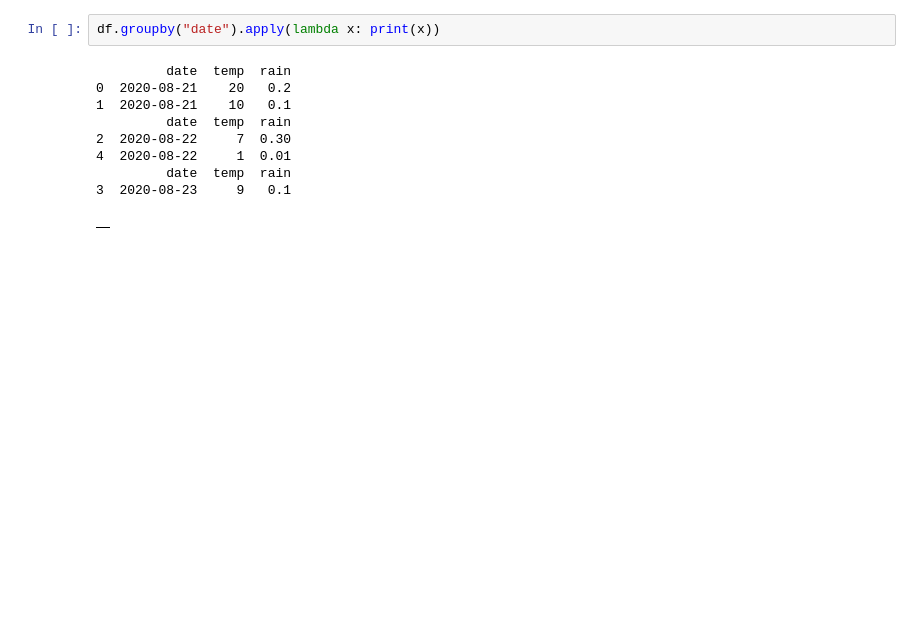
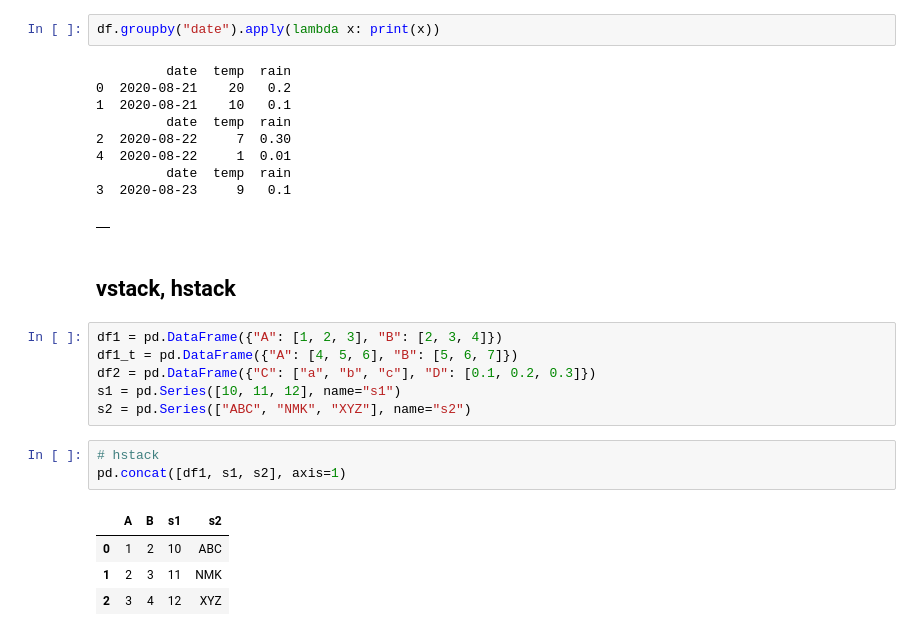
Before and after one commit to illumination-k/polars-pandas, a Jupyter notebook: work/pandas.ipynb, the cells around one changed output. Cells and saved outputs as stored; diff of their text form; blank space fills up the shorter version.

```diff
--- a/work/pandas.ipynb
+++ b/work/pandas.ipynb
@@ -235,3 +235,19 @@ df.groupby("date").apply(lambda x: print(x))
          date  temp  rain
 3  2020-08-23     9   0.1
 |  |
+# %% [markdown]
+## vstack, hstack
+# %%
+df1 = pd.DataFrame({"A": [1, 2, 3], "B": [2, 3, 4]})
+df1_t = pd.DataFrame({"A": [4, 5, 6], "B": [5, 6, 7]})
+df2 = pd.DataFrame({"C": ["a", "b", "c"], "D": [0.1, 0.2, 0.3]})
+s1 = pd.Series([10, 11, 12], name="s1")
+s2 = pd.Series(["ABC", "NMK", "XYZ"], name="s2")
+# %%
+# hstack
+pd.concat([df1, s1, s2], axis=1)
+# %% [output]
+|  | A | B | s1 | s2 |
+| 0 | 1 | 2 | 10 | ABC |
+| 1 | 2 | 3 | 11 | NMK |
+| 2 | 3 | 4 | 12 | XYZ |
```
Also changed, not shown: parts of 3 cells of this notebook, 1 other file.
